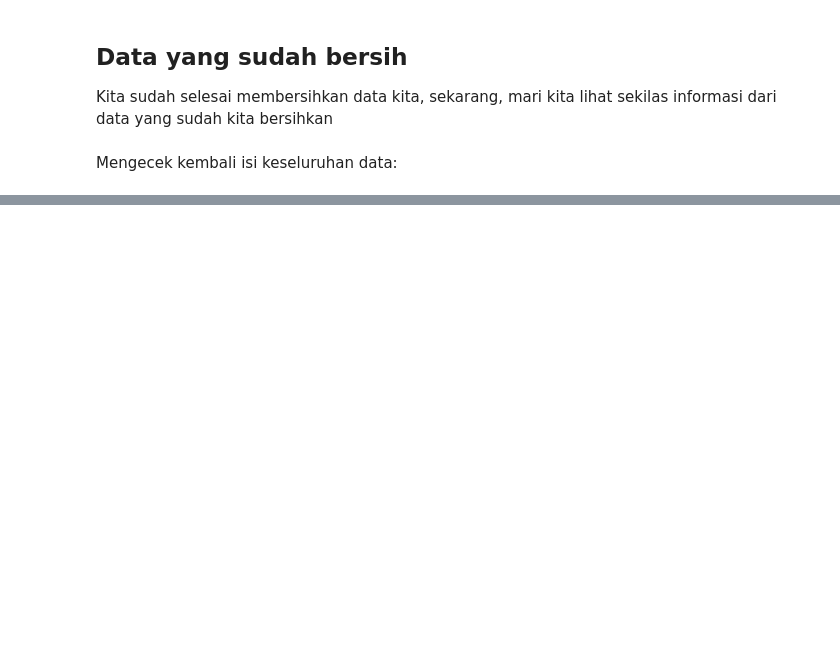
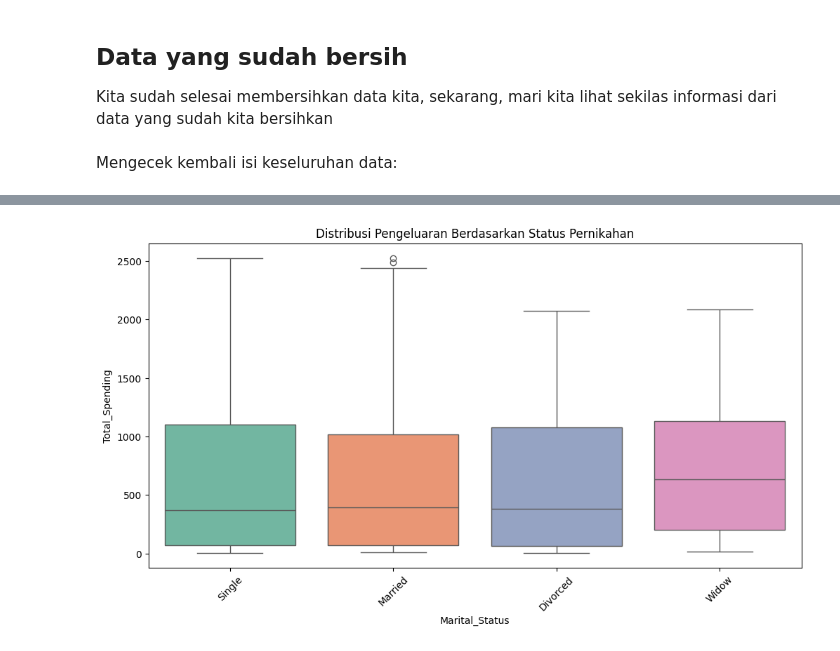
Before and after one commit to Himmel134/supermarket_customers, a Jupyter notebook: notebooks/1.0-bdp-inital-data-exploration.ipynb, the cells around one changed output, grey strips where cells are left out. Cells and saved outputs as stored; diff of their text form; code cells hidden in the pictures; blank space fills up the shorter version.

Commit message:
Menambah dan memperbaiki data cleaning

```diff
--- a/notebooks/1.0-bdp-inital-data-exploration.ipynb
+++ b/notebooks/1.0-bdp-inital-data-exploration.ipynb
@@ -398,0 +427,9 @@ Selain itu, kita juga akan melihat *p*ola pembelian dan efektivitas kampanye pem
+# %%
+# Menampilkan boxplot pengeluaran berdasarkan status pernikahan
+plt.figure(figsize=(12, 6))
+sns.boxplot(x='Marital_Status', y='Total_Spending', data=df, palette="Set2")
+plt.xticks(rotation=45)
+plt.title('Distribusi Pengeluaran Berdasarkan Status Pernikahan')
+plt.show()
+# %% [output]
+[figure, added]
```
Also changed, not shown: parts of 59 cells of this notebook.
